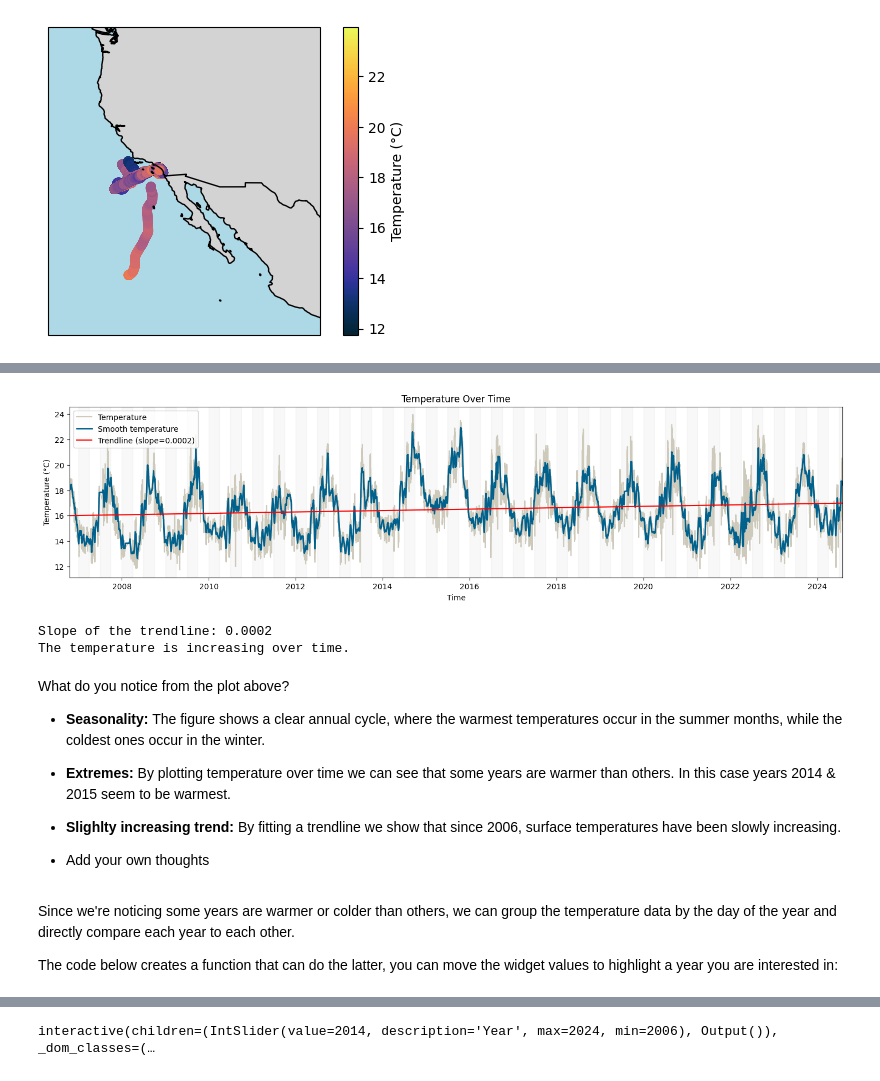
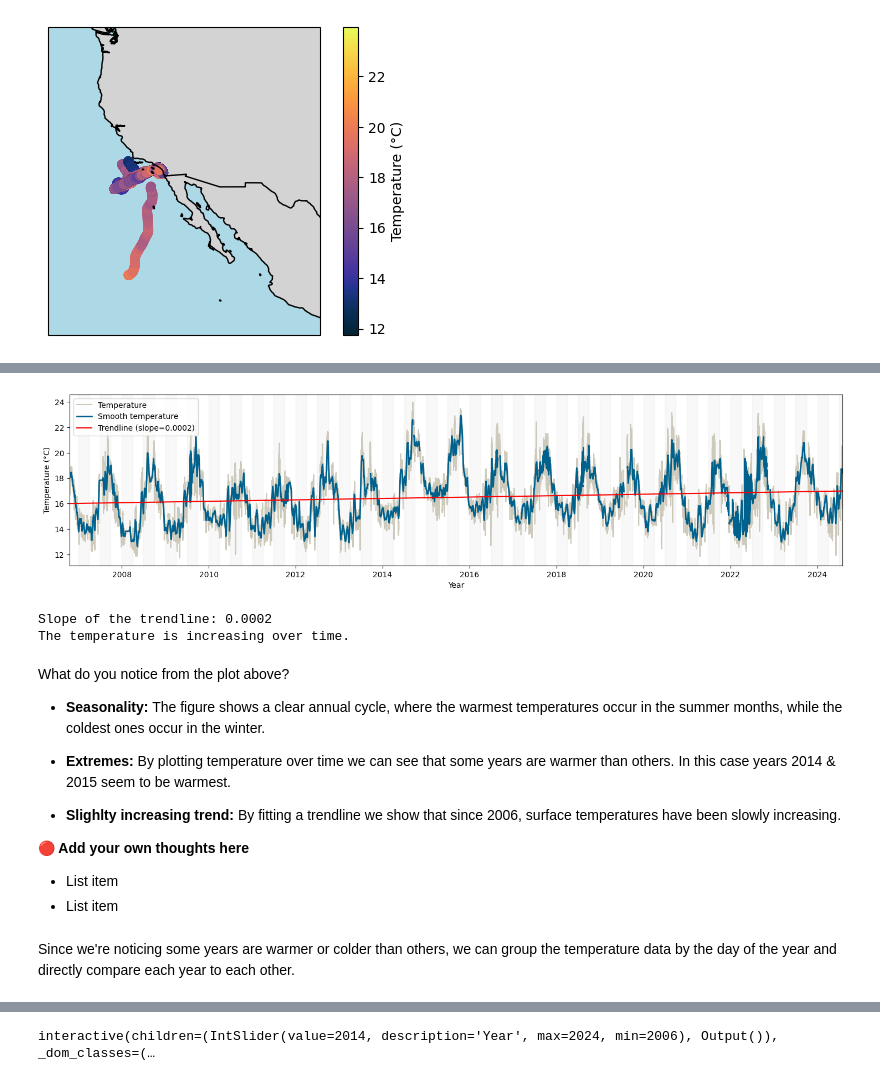
Before and after one commit to marianatorres4/TutorCove, a Jupyter notebook: CCC_Temperature_analysis.ipynb, the cells around one changed output, grey strips where cells are left out. Drawn from its saved outputs; the diff is of its cells as text; code cells hidden in the pictures.

```diff
--- a/CCC_Temperature_analysis.ipynb
+++ b/CCC_Temperature_analysis.ipynb
@@ -177,37 +210,45 @@ plt.show()
 # %%
 da["time"] = pd.to_datetime(da["time"])
-da["temp"] = da.temp
 da["smooth_temp"] = da["temp"].rolling(window=90, center=True).mean()
+da = da.sort_values(by="time")
+da = da.drop_duplicates(subset=["time"])
 da = da.dropna(subset=["time", "temp"])
+
+da["day_of_year"] = da["time"].dt.dayofyear
+da["year"] = da["time"].dt.year
+
+time_numeric = da["time"].map(pd.Timestamp.toordinal)
+slope, intercept = np.polyfit(time_numeric, da["temp"], 1)
+trendline = slope * time_numeric + intercept
 # %%
 plt.figure(figsize=(18, 4))
+
 
 for year in range(da["time"].dt.year.min(), da["time"].dt.year.max() + 1):
     for quarter_start, quarter_end in [("01-01", "03-31"), ("04-01", "06-30"), ("07-01", "09-30"), ("10-01", "12-31")]:
         if quarter_start in ["01-01", "07-01"]:
             plt.axvspan(
                 pd.Timestamp(f"{year}-{quarter_start}"), pd.Timestamp(f"{year}-{quarter_end}"),
                 color="gray", alpha=0.05
             )
 
 plt.plot(da["time"], da["temp"], color="#CDCABC", linewidth=1.5, alpha=1, label="Temperature")
 plt.plot(da["time"], da["smooth_temp"], color="#00618D", linewidth=2, label="Smooth temperature")
 plt.plot(da["time"], trendline, color="red", label=f"Trendline (slope={slope:.4f})")
 
-plt.xlabel("Time")
+plt.xlabel("Year")
 plt.ylabel("Temperature (°C)")
 plt.xlim(da.time.values[0], da.time.values[-1])
-plt.title("Temperature Over Time")
 plt.legend()
 plt.show()
 
 print(f"Slope of the trendline: {slope:.4f}")
 if slope > 0:
     print("The temperature is increasing over time.")
 else:
     print("The temperature is decreasing over time.")
 # %% [output]
-[figure, old version]
+[figure, new version]
 Slope of the trendline: 0.0002
 The temperature is increasing over time.
 # %% [markdown]
@@ -219,8 +260,9 @@ What do you notice from the plot above?
 
 *   **Slighlty increasing trend:** By fitting a trendline we show that since 2006, surface temperatures have been slowly increasing.
 
-*   Add your own thoughts
+**🔴 Add your own thoughts here**
+
+*   List item
+*   List item
 # %% [markdown]
 Since we're noticing some years are warmer or colder than others, we can group the temperature data by the day of the year and directly compare each year to each other.
-
-The code below creates a function that can do the latter, you can move the widget values to highlight a year you are interested in:
```
Also changed, not shown: parts of 23 cells of this notebook.
